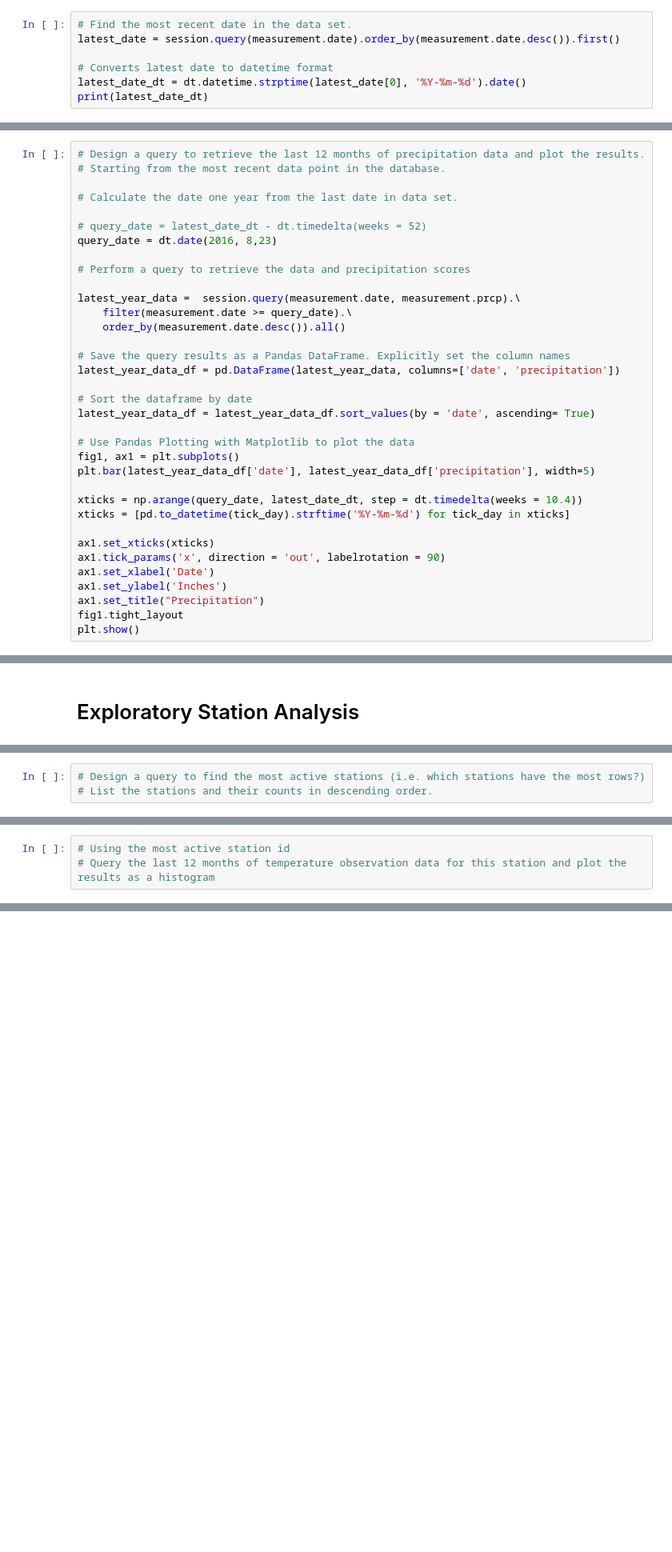
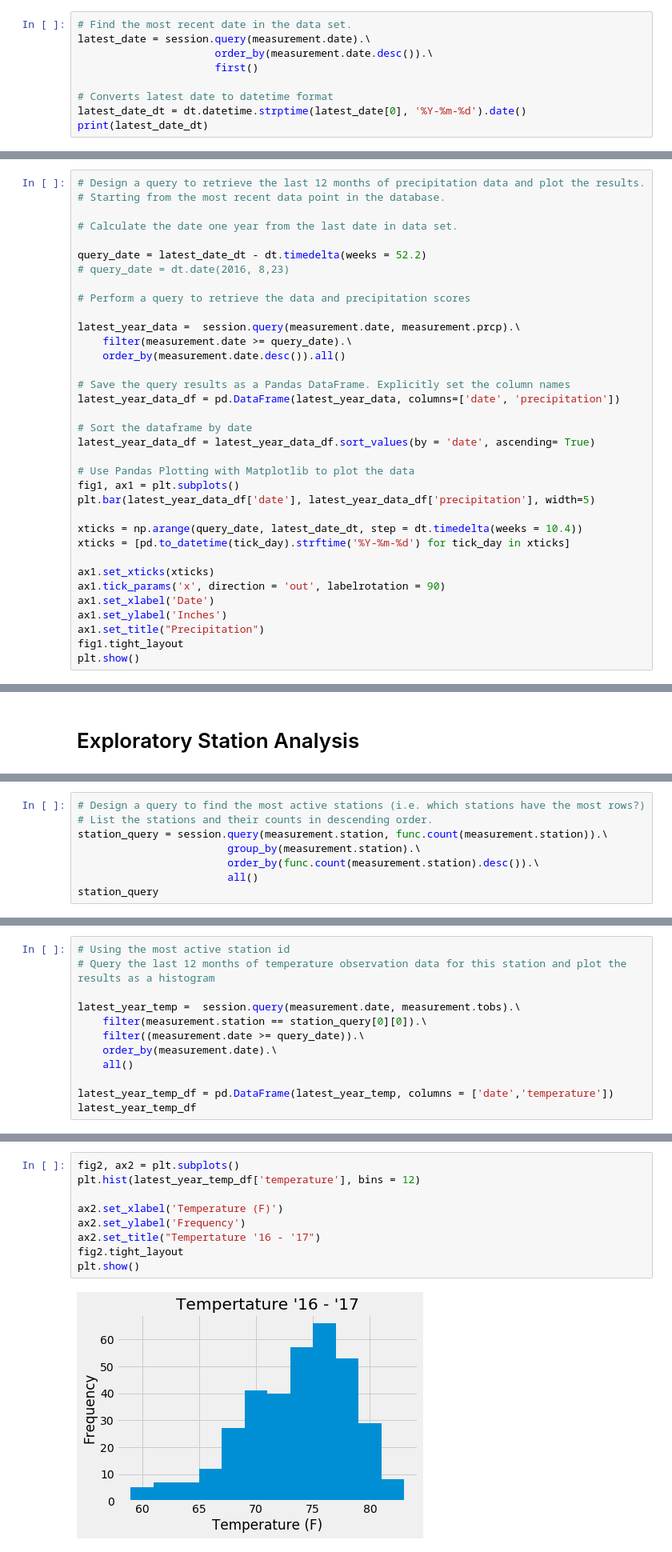
Before and after one commit to Wheezyotter/sqlalchemy, a Jupyter notebook: SurfsUp/climate_starter.ipynb, the cells around one changed output, grey strips where cells are left out. Shown: that part at 80% size. Cells and saved outputs as stored; diff of their text form; blank space fills up the shorter version.

```diff
--- a/SurfsUp/climate_starter.ipynb
+++ b/SurfsUp/climate_starter.ipynb
@@ -60,7 +66,9 @@ session = Session(engine)
 # Exploratory Precipitation Analysis
 # %%
 # Find the most recent date in the data set.
-latest_date = session.query(measurement.date).order_by(measurement.date.desc()).first()
+latest_date = session.query(measurement.date).\
+                      order_by(measurement.date.desc()).\
+                      first()
 
 # Converts latest date to datetime format
 latest_date_dt = dt.datetime.strptime(latest_date[0], '%Y-%m-%d').date()
@@ -73,8 +81,8 @@ print(latest_date_dt)
 
 # Calculate the date one year from the last date in data set.
 
-# query_date = latest_date_dt - dt.timedelta(weeks = 52)
-query_date = dt.date(2016, 8,23)
+query_date = latest_date_dt - dt.timedelta(weeks = 52.2)
+# query_date = dt.date(2016, 8,23)
 
 # Perform a query to retrieve the data and precipitation scores
 
@@ -137,6 +139,11 @@ latest_year_data_df.describe()
 # %%
 # Design a query to find the most active stations (i.e. which stations have the most rows?)
 # List the stations and their counts in descending order.
+station_query = session.query(measurement.station, func.count(measurement.station)).\
+                        group_by(measurement.station).\
+                        order_by(func.count(measurement.station).desc()).\
+                        all()
+station_query
 # %% [output]
 [('USC00519281', 2772),
  ('USC00519397', 2724),
@@ -154,4 +172,13 @@ latest_year_data_df.describe()
 # %%
 # Using the most active station id
 # Query the last 12 months of temperature observation data for this station and plot the results as a histogram
+
+latest_year_temp =  session.query(measurement.date, measurement.tobs).\
+    filter(measurement.station == station_query[0][0]).\
+    filter((measurement.date >= query_date)).\
+    order_by(measurement.date).\
+    all()
+
+latest_year_temp_df = pd.DataFrame(latest_year_temp, columns = ['date','temperature'])
+latest_year_temp_df
 # %% [output]
@@ -160,3 +198,14 @@ Text(0.5, 4.183333333333314, 'Temperature')
+# %%
+fig2, ax2 = plt.subplots()
+plt.hist(latest_year_temp_df['temperature'], bins = 12)
+
+ax2.set_xlabel('Temperature (F)')
+ax2.set_ylabel('Frequency')
+ax2.set_title("Tempertature '16 - '17")
+fig2.tight_layout
+plt.show()
+# %% [output]
+[figure, added]
 # %% [markdown]
 # Close Session
 # %%
```
Also changed, not shown: parts of 7 cells of this notebook.
